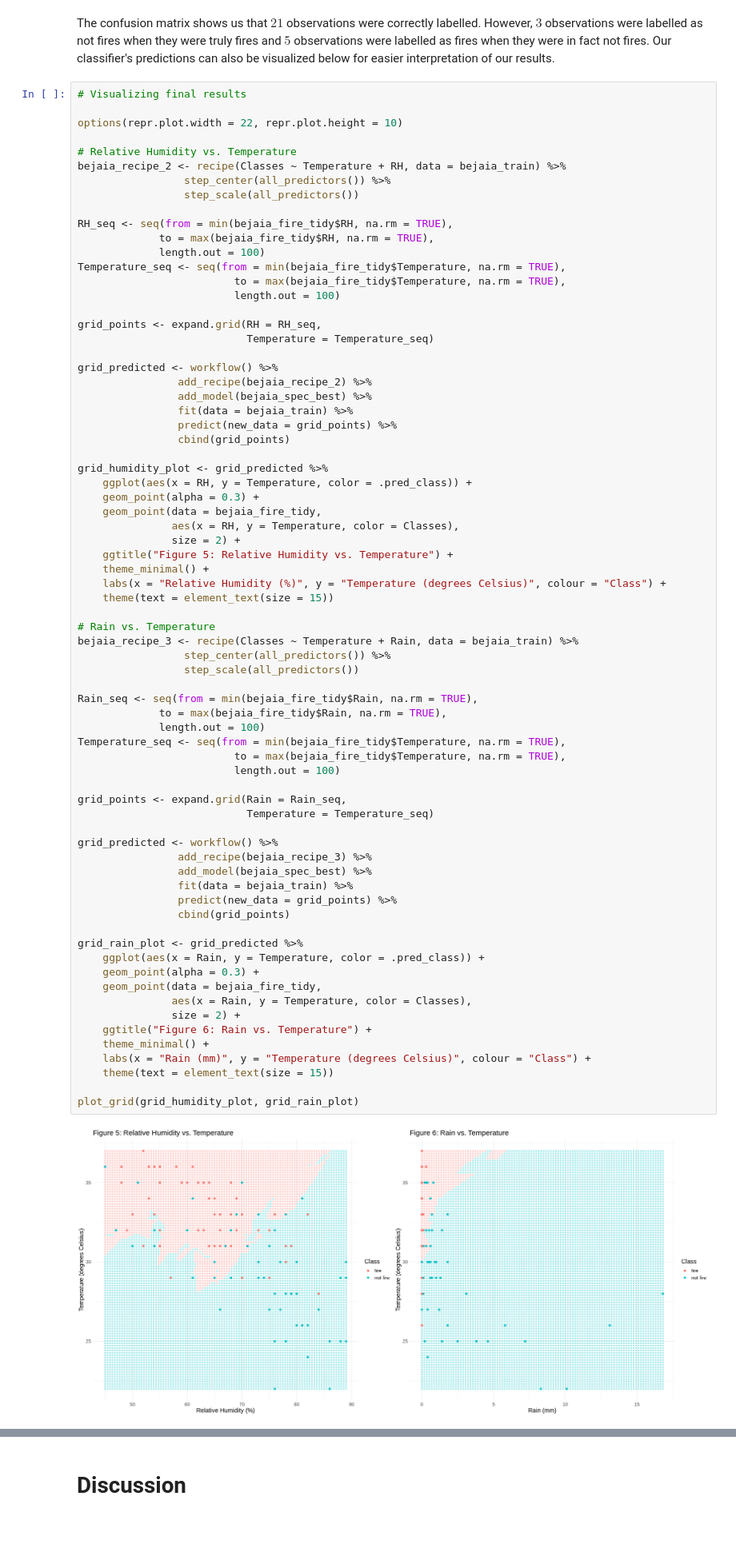
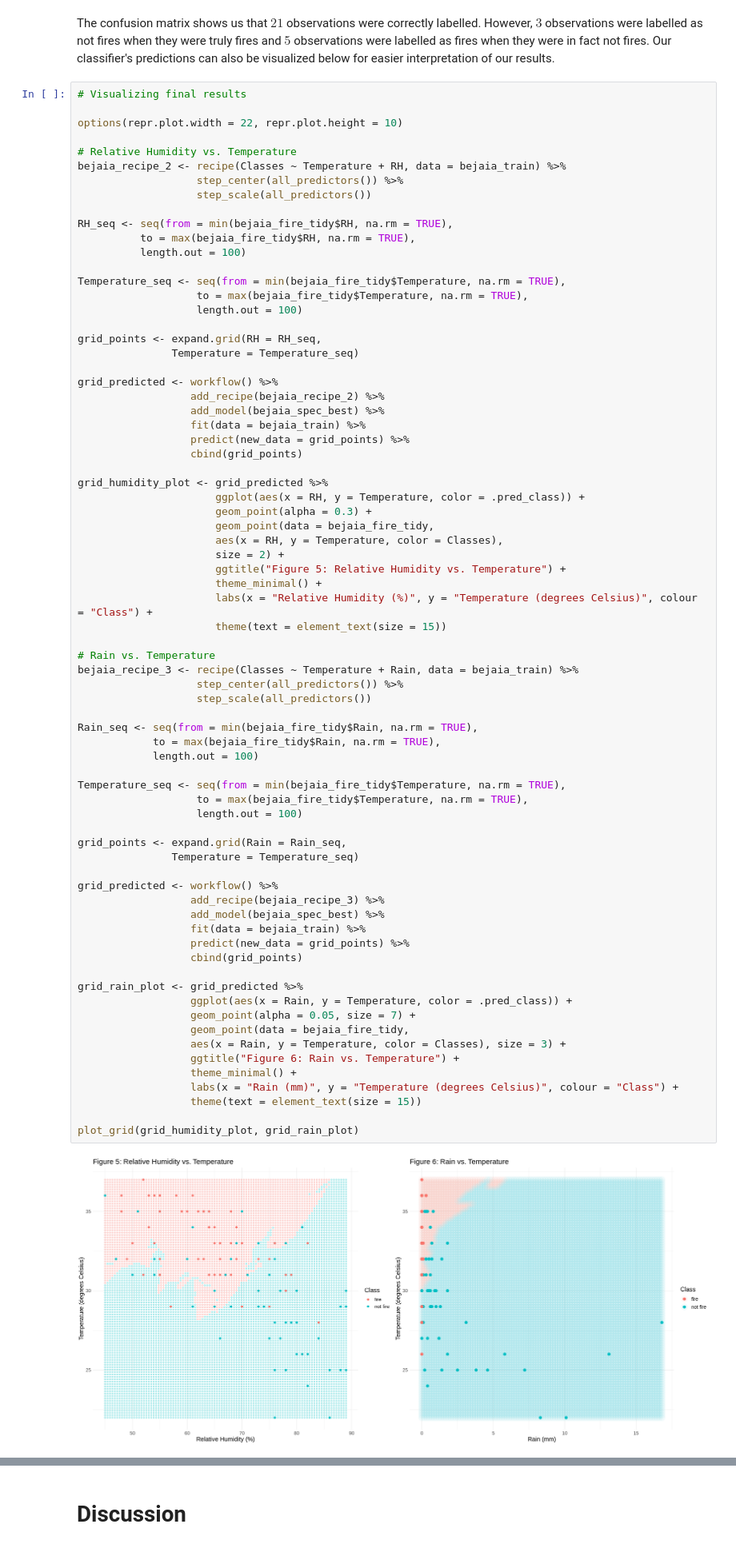
Before and after one commit to a-kong/dsci100-project, a Jupyter notebook: report.ipynb, the cells around one changed output, grey strips where cells are left out. Shown at 80% size. Cells and saved outputs as stored; diff of their text form.

```diff
--- a/report.ipynb
+++ b/report.ipynb
@@ -277,76 +259,77 @@ The confusion matrix shows us that $21$ observations were correctly labelled. Ho
 # Visualizing final results
 
 options(repr.plot.width = 22, repr.plot.height = 10)
 
 # Relative Humidity vs. Temperature
 bejaia_recipe_2 <- recipe(Classes ~ Temperature + RH, data = bejaia_train) %>%
-                 step_center(all_predictors()) %>%
-                 step_scale(all_predictors())
+                   step_center(all_predictors()) %>%
+                   step_scale(all_predictors())
 
 RH_seq <- seq(from = min(bejaia_fire_tidy$RH, na.rm = TRUE),
-             to = max(bejaia_fire_tidy$RH, na.rm = TRUE),
-             length.out = 100)
+          to = max(bejaia_fire_tidy$RH, na.rm = TRUE),
+          length.out = 100)
+
 Temperature_seq <- seq(from = min(bejaia_fire_tidy$Temperature, na.rm = TRUE),
-                         to = max(bejaia_fire_tidy$Temperature, na.rm = TRUE),
-                         length.out = 100)
+                   to = max(bejaia_fire_tidy$Temperature, na.rm = TRUE),
+                   length.out = 100)
 
 grid_points <- expand.grid(RH = RH_seq,
-                           Temperature = Temperature_seq)
+               Temperature = Temperature_seq)
 
 grid_predicted <- workflow() %>%
-                add_recipe(bejaia_recipe_2) %>%
-                add_model(bejaia_spec_best) %>%
-                fit(data = bejaia_train) %>%
-                predict(new_data = grid_points) %>%
-                cbind(grid_points)
+                  add_recipe(bejaia_recipe_2) %>%
+                  add_model(bejaia_spec_best) %>%
+                  fit(data = bejaia_train) %>%
+                  predict(new_data = grid_points) %>%
+                  cbind(grid_points)
 
 grid_humidity_plot <- grid_predicted %>%
-    ggplot(aes(x = RH, y = Temperature, color = .pred_class)) +
-    geom_point(alpha = 0.3) +
-    geom_point(data = bejaia_fire_tidy,
-               aes(x = RH, y = Temperature, color = Classes),
-               size = 2) +
-    ggtitle("Figure 5: Relative Humidity vs. Temperature") +
-    theme_minimal() +
-    labs(x = "Relative Humidity (%)", y = "Temperature (degrees Celsius)", colour = "Class") +
-    theme(text = element_text(size = 15))
+                      ggplot(aes(x = RH, y = Temperature, color = .pred_class)) +
+                      geom_point(alpha = 0.3) +
+                      geom_point(data = bejaia_fire_tidy,
+                      aes(x = RH, y = Temperature, color = Classes),
+                      size = 2) +
+                      ggtitle("Figure 5: Relative Humidity vs. Temperature") +
+                      theme_minimal() +
+                      labs(x = "Relative Humidity (%)", y = "Temperature (degrees Celsius)", colour = "Class") +
+                      theme(text = element_text(size = 15))
 
 # Rain vs. Temperature
 bejaia_recipe_3 <- recipe(Classes ~ Temperature + Rain, data = bejaia_train) %>%
-                 step_center(all_predictors()) %>%
-                 step_scale(all_predictors())
+                   step_center(all_predictors()) %>%
+                   step_scale(all_predictors())
 
 Rain_seq <- seq(from = min(bejaia_fire_tidy$Rain, na.rm = TRUE),
-             to = max(bejaia_fire_tidy$Rain, na.rm = TRUE),
-             length.out = 100)
+            to = max(bejaia_fire_tidy$Rain, na.rm = TRUE),
+            length.out = 100)
+
 Temperature_seq <- seq(from = min(bejaia_fire_tidy$Temperature, na.rm = TRUE),
-                         to = max(bejaia_fire_tidy$Temperature, na.rm = TRUE),
-                         length.out = 100)
+                   to = max(bejaia_fire_tidy$Temperature, na.rm = TRUE),
+                   length.out = 100)
 
 grid_points <- expand.grid(Rain = Rain_seq,
-                           Temperature = Temperature_seq)
+               Temperature = Temperature_seq)
 
 grid_predicted <- workflow() %>%
-                add_recipe(bejaia_recipe_3) %>%
-                add_model(bejaia_spec_best) %>%
-                fit(data = bejaia_train) %>%
-                predict(new_data = grid_points) %>%
-                cbind(grid_points)
+                  add_recipe(bejaia_recipe_3) %>%
+                  add_model(bejaia_spec_best) %>%
+                  fit(data = bejaia_train) %>%
+                  predict(new_data = grid_points) %>%
+                  cbind(grid_points)
 
 grid_rain_plot <- grid_predicted %>%
-    ggplot(aes(x = Rain, y = Temperature, color = .pred_class)) +
-    geom_point(alpha = 0.3) +
-    geom_point(data = bejaia_fire_tidy,
-               aes(x = Rain, y = Temperature, color = Classes),
-               size = 2) +
-    ggtitle("Figure 6: Rain vs. Temperature") +
-    theme_minimal() +
-    labs(x = "Rain (mm)", y = "Temperature (degrees Celsius)", colour = "Class") +
-    theme(text = element_text(size = 15))
+                  ggplot(aes(x = Rain, y = Temperature, color = .pred_class)) +
+                  geom_point(alpha = 0.05, size = 7) +
+                  geom_point(data = bejaia_fire_tidy,
+                  aes(x = Rain, y = Temperature, color = Classes), size = 3) +
+                  ggtitle("Figure 6: Rain vs. Temperature") +
+                  theme_minimal() +
+                  labs(x = "Rain (mm)", y = "Temperature (degrees Celsius)", colour = "Class") +
+                  theme(text = element_text(size = 15))
 
 plot_grid(grid_humidity_plot, grid_rain_plot)
 # %% [output]
-[figure, old version]
+[figure, new version]
 # %% [markdown]
 The figures above display our final results along with our classifier's accuracy and decision boundaries that divide our observations into two categories: "fire" and "not fire".
 
```
Also changed, not shown: parts of 5 cells of this notebook.
